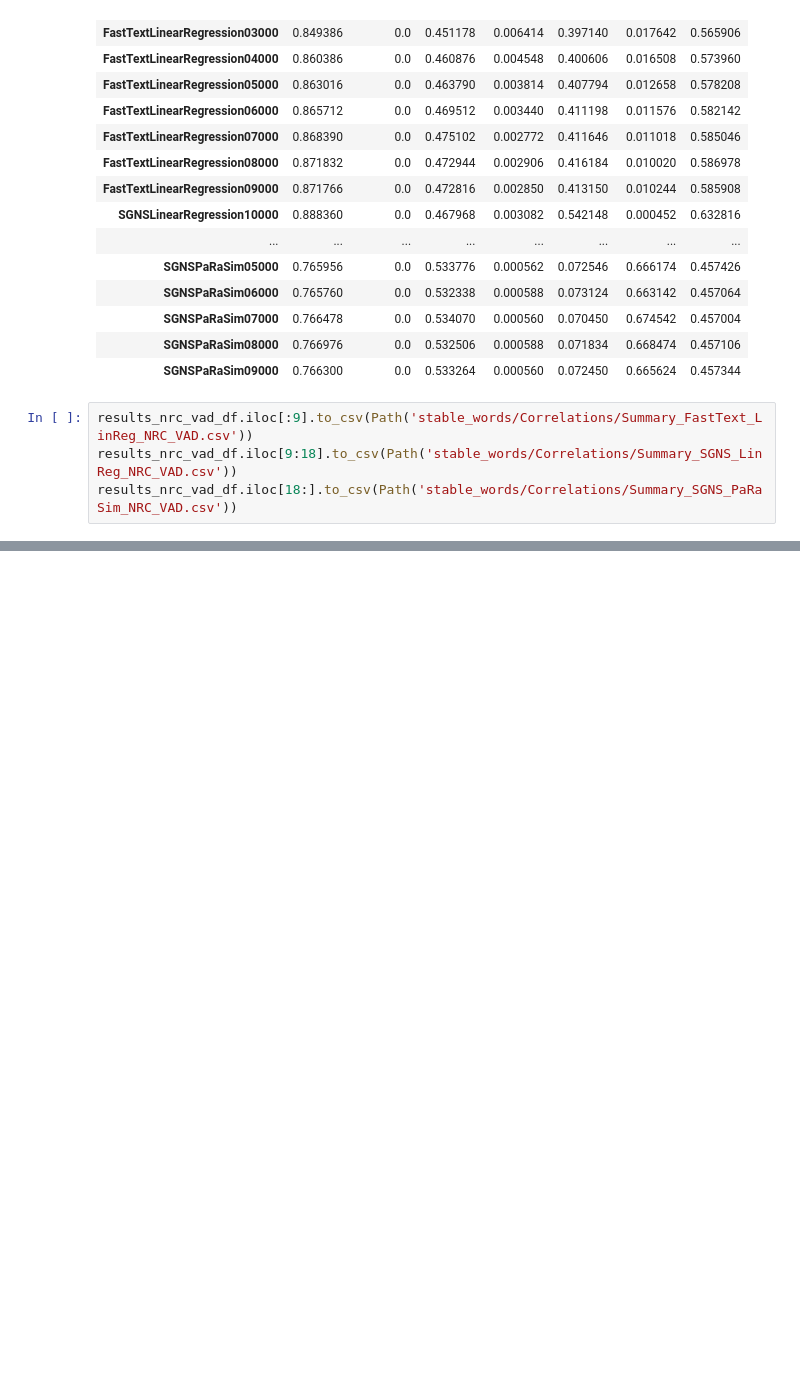
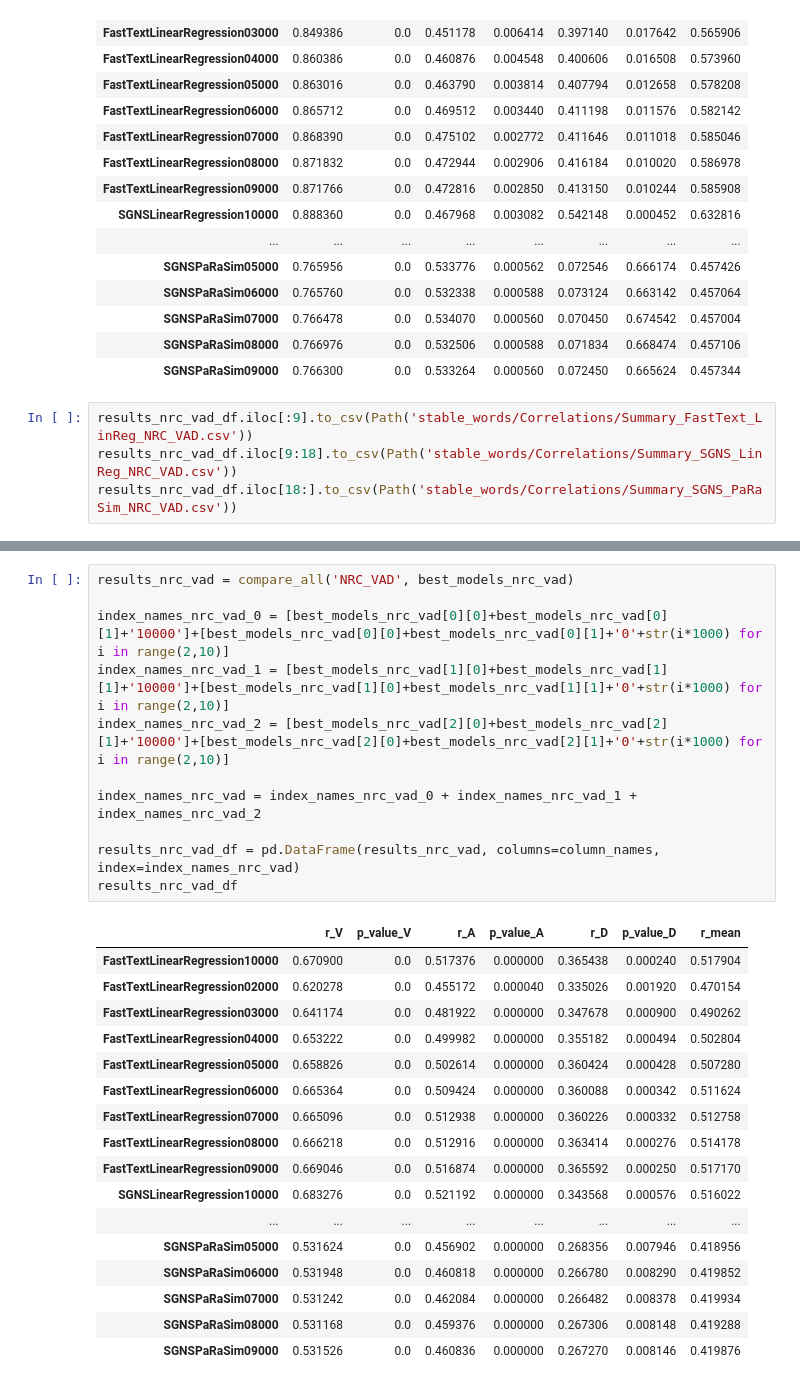
Before and after one commit to NotJona/HEA, a Jupyter notebook: main.ipynb, the cells around one changed output, grey strips where cells are left out. Drawn from its saved outputs; the diff is of its cells as text; blank space fills up the shorter version.

```diff
--- a/main.ipynb
+++ b/main.ipynb
@@ -527,0 +577,29 @@ results_nrc_vad_df.iloc[18:].to_csv(Path('stable_words/Correlations/Summary_SGNS
+# %%
+results_nrc_vad = compare_all('NRC_VAD', best_models_nrc_vad)
+
+index_names_nrc_vad_0 = [best_models_nrc_vad[0][0]+best_models_nrc_vad[0][1]+'10000']+[best_models_nrc_vad[0][0]+best_models_nrc_vad[0][1]+'0'+str(i*1000) for i in range(2,10)]
+index_names_nrc_vad_1 = [best_models_nrc_vad[1][0]+best_models_nrc_vad[1][1]+'10000']+[best_models_nrc_vad[1][0]+best_models_nrc_vad[1][1]+'0'+str(i*1000) for i in range(2,10)]
+index_names_nrc_vad_2 = [best_models_nrc_vad[2][0]+best_models_nrc_vad[2][1]+'10000']+[best_models_nrc_vad[2][0]+best_models_nrc_vad[2][1]+'0'+str(i*1000) for i in range(2,10)]
+
+index_names_nrc_vad = index_names_nrc_vad_0 + index_names_nrc_vad_1 + index_names_nrc_vad_2
+
+results_nrc_vad_df = pd.DataFrame(results_nrc_vad, columns=column_names, index=index_names_nrc_vad)
+results_nrc_vad_df
+# %% [output]
+|  | r_V | p_value_V | r_A | p_value_A | r_D | p_value_D | r_mean |
+| FastTextLinearRegression10000 | 0.670900 | 0.0 | 0.517376 | 0.000000 | 0.365438 | 0.000240 | 0.517904 |
+| FastTextLinearRegression02000 | 0.620278 | 0.0 | 0.455172 | 0.000040 | 0.335026 | 0.001920 | 0.470154 |
+| FastTextLinearRegression03000 | 0.641174 | 0.0 | 0.481922 | 0.000000 | 0.347678 | 0.000900 | 0.490262 |
+| FastTextLinearRegression04000 | 0.653222 | 0.0 | 0.499982 | 0.000000 | 0.355182 | 0.000494 | 0.502804 |
+| FastTextLinearRegression05000 | 0.658826 | 0.0 | 0.502614 | 0.000000 | 0.360424 | 0.000428 | 0.507280 |
+| FastTextLinearRegression06000 | 0.665364 | 0.0 | 0.509424 | 0.000000 | 0.360088 | 0.000342 | 0.511624 |
+| FastTextLinearRegression07000 | 0.665096 | 0.0 | 0.512938 | 0.000000 | 0.360226 | 0.000332 | 0.512758 |
+| FastTextLinearRegression08000 | 0.666218 | 0.0 | 0.512916 | 0.000000 | 0.363414 | 0.000276 | 0.514178 |
+| FastTextLinearRegression09000 | 0.669046 | 0.0 | 0.516874 | 0.000000 | 0.365592 | 0.000250 | 0.517170 |
+| SGNSLinearRegression10000 | 0.683276 | 0.0 | 0.521192 | 0.000000 | 0.343568 | 0.000576 | 0.516022 |
+| ... | ... | ... | ... | ... | ... | ... | ... |
+| SGNSPaRaSim05000 | 0.531624 | 0.0 | 0.456902 | 0.000000 | 0.268356 | 0.007946 | 0.418956 |
+| SGNSPaRaSim06000 | 0.531948 | 0.0 | 0.460818 | 0.000000 | 0.266780 | 0.008290 | 0.419852 |
+| SGNSPaRaSim07000 | 0.531242 | 0.0 | 0.462084 | 0.000000 | 0.266482 | 0.008378 | 0.419934 |
+| SGNSPaRaSim08000 | 0.531168 | 0.0 | 0.459376 | 0.000000 | 0.267306 | 0.008148 | 0.419288 |
+| SGNSPaRaSim09000 | 0.531526 | 0.0 | 0.460836 | 0.000000 | 0.267270 | 0.008146 | 0.419876 |
```
Also changed, not shown: parts of 14 cells of this notebook, 1 other file.
